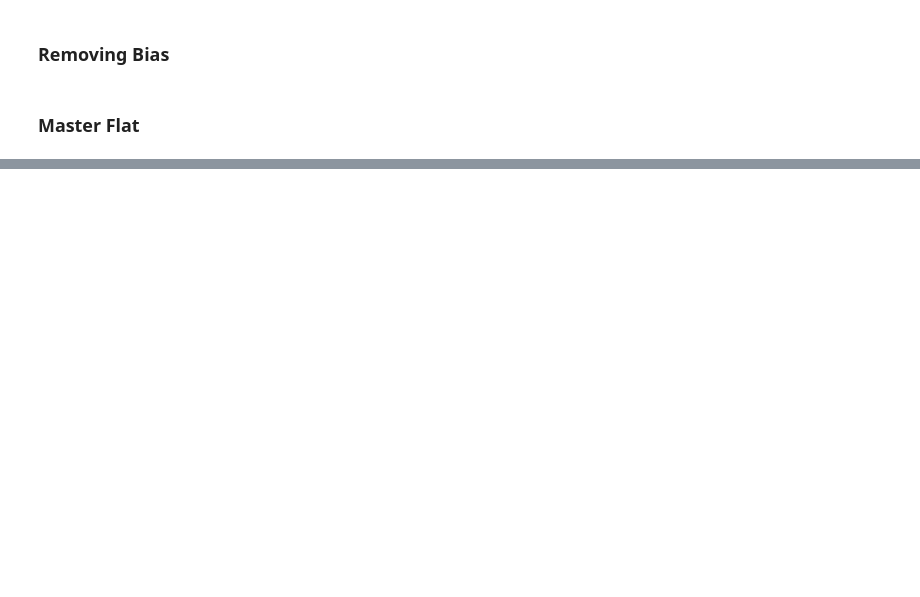
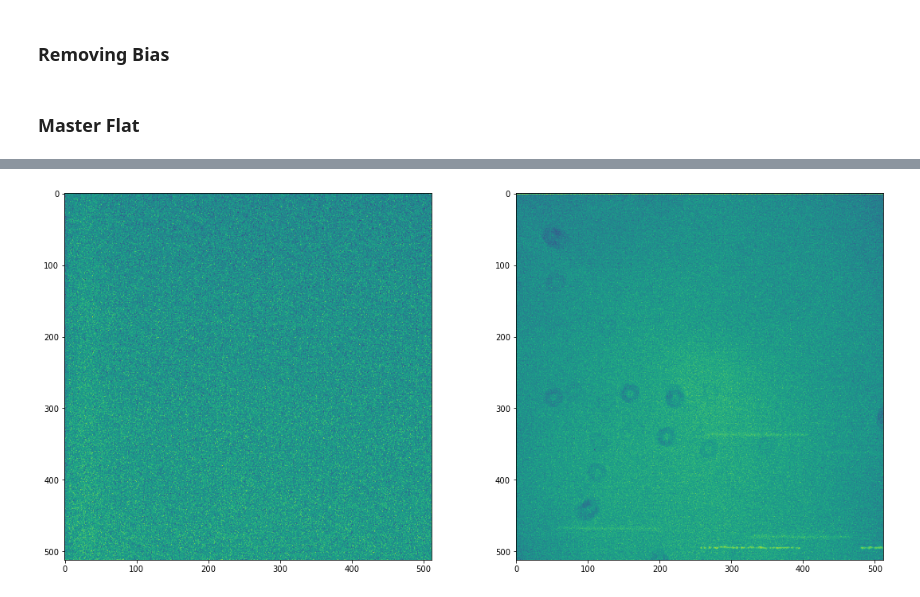
Before and after one commit to josue677/Work-space, a Jupyter notebook: ObsP1.ipynb, the cells around one changed output, grey strips where cells are left out. Saved outputs shown, nothing was run; the diff lists cells and outputs as text; code cells hidden in the pictures; blank space fills up the shorter version.

```diff
--- a/ObsP1.ipynb
+++ b/ObsP1.ipynb
@@ -185,12 +116,0 @@ means = means[time_sort]
-# %%
-plt.figure(figsize=(10, 8))
-plt.rcParams['font.size'] = 16
-
-plt.plot(exp_times, means, '-ko')
-plt.plot(4.5, 59800, 'rx', mew=1.5, markersize=12, label='Max linearity point?')
-plt.plot(1.2, 16300, 'bx', mew=1.5, markersize=12, label='Min linearity point?')
-plt.title('Linearity Test')
-plt.xlabel('Exposure Time (sec)')
-plt.ylabel('Mean counts')
-plt.legend()
-plt.savefig('lin_plot')
@@ -324,3 +138,3 @@ ngc7318_dome = flatcorrect_fn(ngc7318_bias, domemasterflats)
 # %%
 # sky master flats
-skyflats_B, skyflats_V, skyflats_r = filter_fn(skyflats)
+skyflats_V = filter_fn(skyflats)
@@ -676,0 +141,6 @@ plt.tight_layout()
+# %%
+skyflats_V_08 = skyflats_V
+
+skymasterflat_V_08 = masterflat_fn(skyflats_V_08, 'sky', 'V')
+
+skymasterflats_08 = skymasterflat_V_08
@@ -676,0 +156,11 @@ plt.tight_layout()
+# %%
+# 08
+fig,ax = plt.subplots(1,2)
+fig.set_size_inches(15, 15)
+fig.tight_layout(w_pad=7.5, h_pad=5.5)
+
+ax[0].imshow(master_bias);
+
+ax[1].imshow(skymasterflat_V_08);
+# %% [output]
+[figure, added]
```
Also changed, not shown: parts of 65 cells of this notebook, 3 other files.
